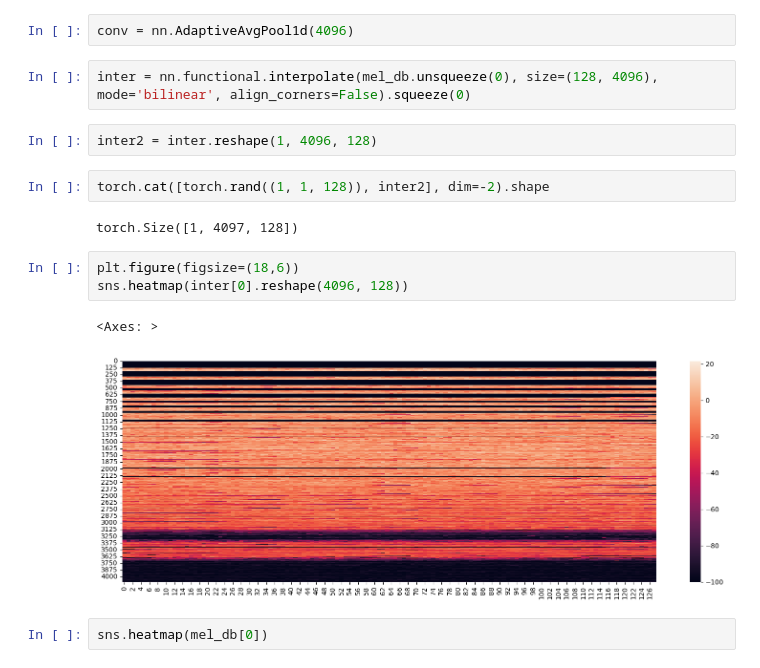
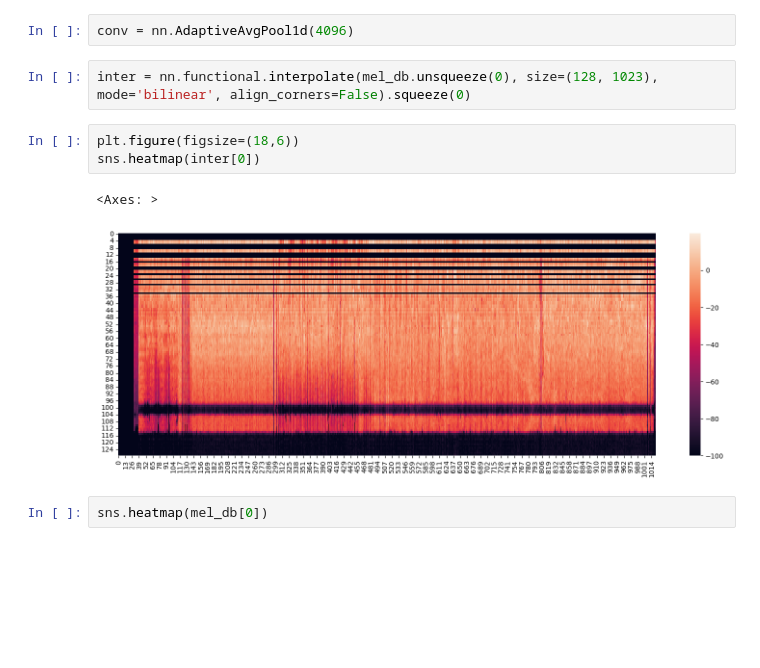
Before and after one commit to Boatkungg/song2midi, a Jupyter notebook: train.ipynb, the cells around one changed output. Drawn from its saved outputs; the diff is of its cells as text; blank space fills up the shorter version.

```diff
--- a/train.ipynb
+++ b/train.ipynb
@@ -209,19 +217,13 @@ tensor([[[-100., -100., -100.,  ..., -100., -100., -100.],
 # %%
 conv = nn.AdaptiveAvgPool1d(4096)
 # %%
-inter = nn.functional.interpolate(mel_db.unsqueeze(0), size=(128, 4096), mode='bilinear', align_corners=False).squeeze(0)
+inter = nn.functional.interpolate(mel_db.unsqueeze(0), size=(128, 1023), mode='bilinear', align_corners=False).squeeze(0)
-# %%
-inter2 = inter.reshape(1, 4096, 128)
-# %%
-torch.cat([torch.rand((1, 1, 128)), inter2], dim=-2).shape
-# %% [output]
-torch.Size([1, 4097, 128])
 # %%
 plt.figure(figsize=(18,6))
-sns.heatmap(inter[0].reshape(4096, 128))
+sns.heatmap(inter[0])
 # %% [output]
 <Axes: >
-[figure, old version]
+[figure, new version]
 # %%
 sns.heatmap(mel_db[0])
 # %% [output]
```
Also changed, not shown: parts of 22 cells of this notebook, 1 other file.
